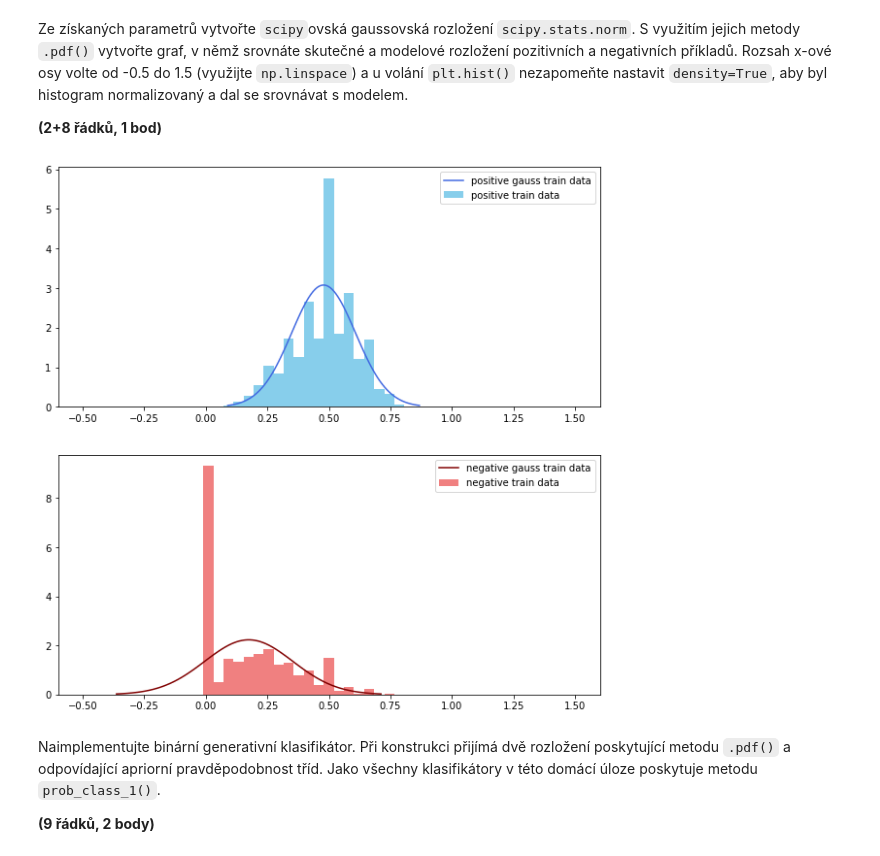
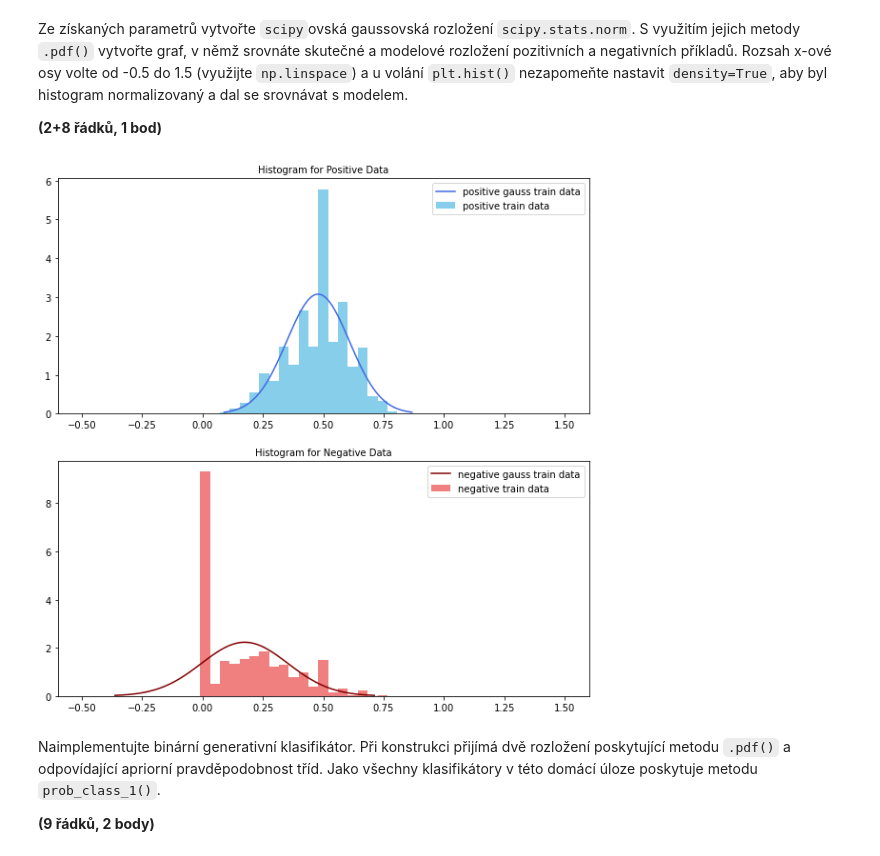
Before and after one commit to kateriska/6.-semestr-FIT, a Jupyter notebook: SUI/du/zadani.ipynb, the cells around one changed output. Drawn from its saved outputs; the diff is of its cells as text; code cells hidden in the pictures.

```diff
--- a/SUI/du/zadani.ipynb
+++ b/SUI/du/zadani.ipynb
@@ -175,24 +178,26 @@ Rozsah x-ové osy volte od -0.5 do 1.5 (využijte `np.linspace`) a u volání `p
 # %%
 def plotPdf(poss, negs, poss_features, negs_features):
     x_poss = np.linspace(poss_features[0] - 3*poss_features[1], poss_features[0] + 3*poss_features[1], 100)
     x_negs = np.linspace(negs_features[0] - 3*negs_features[1], negs_features[0] + 3*negs_features[1], 100)
     p_poss = scipy.stats.norm.pdf(x_poss, poss_features[0], poss_features[1])
     p_negs = scipy.stats.norm.pdf(x_negs, negs_features[0], negs_features[1])
 
     figure = plt.figure(figsize=(10, 10))
     graph_plot_poss = figure.add_subplot(2,1,1)
     graph_plot_poss.plot(x_poss, p_poss, color = "royalblue", label="positive gauss train data")
     graph_plot_poss.hist(train_dataset.pos[:, FOI], bins=np.linspace(-0.5,1.5), density=True, color = "skyblue", label="positive train data")
     graph_plot_poss.legend(prop={'size': 10})
+    graph_plot_poss.set_title("Histogram for Positive Data", fontsize=10)
 
     graph_plot_negs = figure.add_subplot(2,1,2)
     graph_plot_negs.plot(x_negs, p_negs, color = "maroon", label="negative gauss train data")
     graph_plot_negs.hist(train_dataset.neg[:, FOI], bins=np.linspace(-0.5,1.5), density=True, color = "lightcoral", label="negative train data")
     graph_plot_negs.legend(prop={'size': 10})
+    graph_plot_negs.set_title("Histogram for Negative Data", fontsize=10)
 
 plotPdf(train_dataset.pos[:, FOI], train_dataset.neg[:, FOI], pos_features_pdf, neg_features_pdf)
 # %% [output]
-[figure, old version]
+[figure, new version]
 # %% [markdown]
 Naimplementujte binární generativní klasifikátor.
 Při konstrukci přijímá dvě rozložení poskytující metodu `.pdf()` a odpovídající apriorní pravděpodobnost tříd.
```
Also changed, not shown: parts of 13 cells of this notebook.
